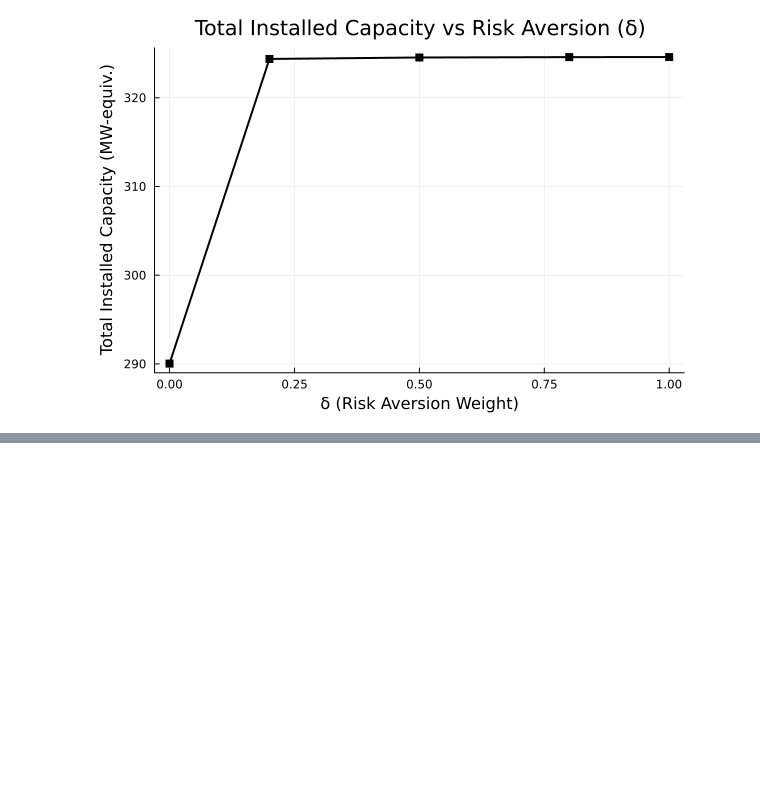
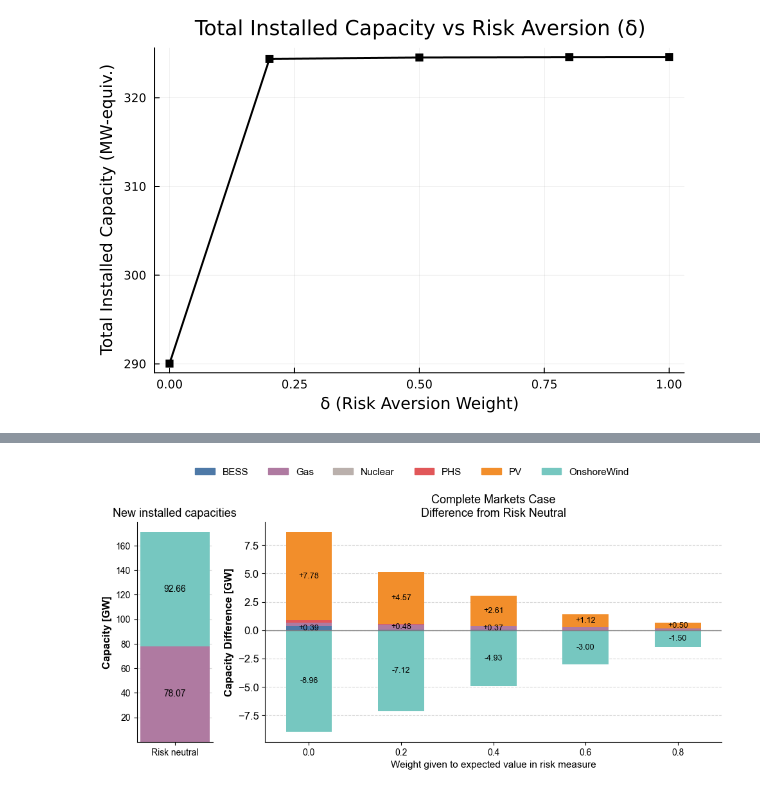
Before and after one commit to Andreas-Makrides-ICL/msc-thesis-incomplete-markets-LDES, a Jupyter notebook: models/Complete_markets_risk_averse_cantral_planner/plotting_results.ipynb, the cells around one changed output, grey strips where cells are left out. Drawn from its saved outputs; the diff is of its cells as text; code cells hidden in the pictures; blank space fills up the shorter version.

Commit message:
results

```diff
--- a/models/Complete_markets_risk_averse_cantral_planner/plotting_results.ipynb
+++ b/models/Complete_markets_risk_averse_cantral_planner/plotting_results.ipynb
@@ -140,0 +143,93 @@ df.total_capacity = df.PV + df.Wind + df.Gas + df.Battery_P + df.LDES_P
+# %%
+import pandas as pd
+import matplotlib.pyplot as plt
+import numpy as np
+from matplotlib import rcParams
+
+# === Global font setup ===
+rcParams['font.family'] = 'Arial'
+rcParams['axes.labelweight'] = 'bold'
+
+# === Load data ===
+df = pd.read_csv("risk_aversion_results_O_selected_scenarios_T3600_no_nuclear.csv")
+
+# === Filter relevant columns ===
+capacity_cols = ['PV', 'Wind', 'Gas', 'Nuclear', 'BESS_P', 'LDES_PHS_P']
+df = df[['delta'] + capacity_cols]
+
+# === Split data ===
+df_rn = df[df['delta'] == 1].iloc[0]
+df_others = df[df['delta'] != 1].sort_values('delta')
+
+# === Define techs, labels, and colors ===
+techs = ['BESS_P', 'Gas', 'Nuclear', 'LDES_PHS_P', 'PV', 'Wind']
+labels = ['BESS', 'Gas', 'Nuclear', 'PHS', 'PV', 'OnshoreWind']
+colors = {
+    'BESS_P': '#4e79a7',       # Blue
+    'Gas': '#af7aa1',          # Violet
+    'Nuclear': '#bab0ac',      # Gray
+    'LDES_PHS_P': '#e15759',   # Red
+    'PV': '#f28e2b',           # Orange
+    'Wind': '#76c7c0',         # Teal
+}
+
+# === Plot setup ===
+fig, (ax1, ax2) = plt.subplots(1, 2, figsize=(10, 5), gridspec_kw={'width_ratios': [1, 6]})
+
+for ax in [ax1, ax2]:
+    ax.spines[['top', 'right']].set_visible(False)
+    ax.yaxis.grid(True, linestyle='--', alpha=0.5)
+    ax.set_axisbelow(True)
+
+# === Left: Risk Neutral ===
+bar_width = 0.3
+bottom = 0
+for tech in techs:
+    value = df_rn[tech]
+    ax1.bar(0, value, width=bar_width, bottom=bottom, color=colors[tech])
+    if value > 0.5:
+        ax1.text(0, bottom + value / 2, f'{value:.2f}', ha='center', va='center', color='black', fontsize=10)
+    bottom += value
+ax1.set_xticks([0])
+ax1.set_xticklabels(['Risk neutral'], fontsize=10)
+ax1.set_ylabel("Capacity [GW]", fontsize=12, fontweight='bold')
+ax1.set_title("New installed capacities", fontsize=13, fontweight='normal')
+ax1.tick_params(labelsize=10)
+
+# === Right: Differences ===
+deltas = df_others['delta'].unique()
+x = np.arange(len(deltas))
+width = 0.5
+
+bottom_pos = np.zeros_like(x, dtype=float)
+bottom_neg = np.zeros_like(x, dtype=float)
+
+for tech in techs:
+    diffs = df_others[tech].values - df_rn[tech]
+    for i, diff in enumerate(diffs):
+        if diff >= 0:
+            ax2.bar(x[i], diff, width=width, bottom=bottom_pos[i], color=colors[tech])
+            if abs(diff) > 0.3:
+                ax2.text(x[i], bottom_pos[i] + diff / 2, f'+{diff:.2f}', ha='center', va='center', fontsize=9)
+            bottom_pos[i] += diff
+        else:
+            ax2.bar(x[i], diff, width=width, bottom=bottom_neg[i], color=colors[tech])
+            if abs(diff) > 0.3:
+                ax2.text(x[i], bottom_neg[i] + diff / 2, f'{diff:.2f}', ha='center', va='center', fontsize=9)
+            bottom_neg[i] += diff
+
+ax2.set_xticks(x)
+ax2.set_xticklabels([f"{d:.1f}" for d in deltas], fontsize=10)
+ax2.set_xlabel("Weight given to expected value in risk measure", fontsize=11, fontweight='normal')
+ax2.set_ylabel("Capacity Difference [GW]", fontsize=12, fontweight='bold')
+ax2.set_title("Complete Markets Case\nDifference from Risk Neutral", fontsize=13, fontweight='normal')
+ax2.axhline(0, color='gray', linewidth=1)
+
+# === Legend ===
+handles = [plt.Rectangle((0, 0), 1, 1, color=colors[t]) for t in techs]
+fig.legend(handles, labels, loc='upper center', ncol=len(techs), fontsize=11, frameon=False)
+
+plt.tight_layout(rect=[0, 0, 1, 0.93])
+plt.show()
+# %% [output]
+[figure, added]
```
Also changed, not shown: parts of 1 cell of this notebook, 3 other files.
